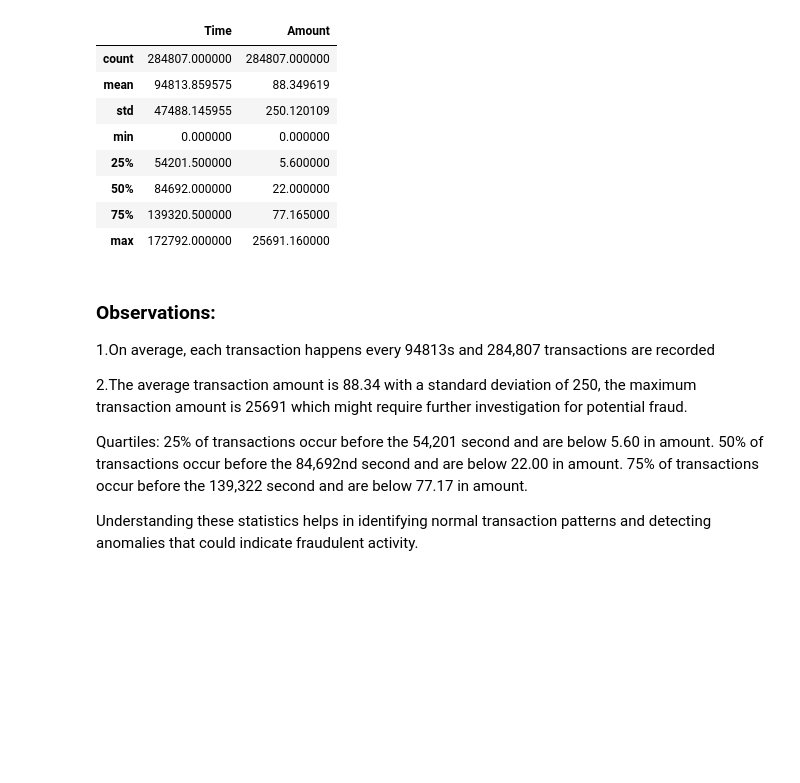
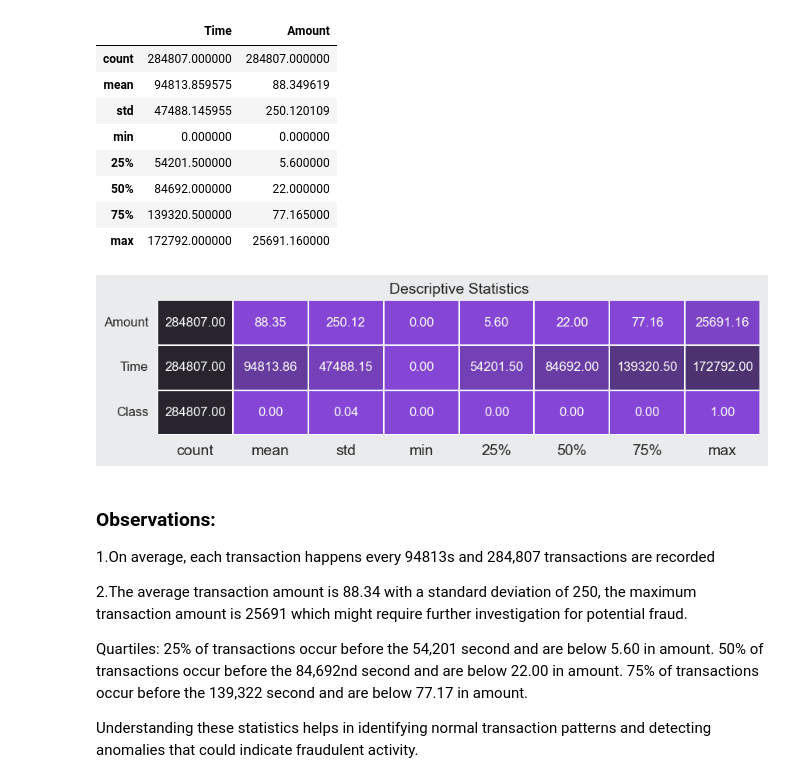
Before and after one commit to WildCodeWolf/Your-Data-Is-Mine, a Jupyter notebook: CreditCardEDA.ipynb, the cells around one changed output. Saved outputs shown, nothing was run; the diff lists cells and outputs as text; code cells hidden in the pictures; blank space fills up the shorter version.

```diff
--- a/CreditCardEDA.ipynb
+++ b/CreditCardEDA.ipynb
@@ -127,6 +123,32 @@ df[['Time','Amount']].describe()
 | 50% | 84692.000000 | 22.000000 |
 | 75% | 139320.500000 | 77.165000 |
 | max | 172792.000000 | 25691.160000 |
+# %%
+
+cols =df[["Amount","Time","Class"]]
+cmap1 = p.Colors.purples_cr
+def desc_stats(dataframe):
+    desc = dataframe.describe().T
+    f,ax = plt.subplots(figsize=(10,
+                                 desc.shape[0] * 0.75))
+    sns.heatmap(desc,
+                annot = True,
+                cmap = cmap1,
+                fmt= '.2f',
+                ax = ax,
+                linecolor = 'white',
+                linewidths = 1.3,
+                cbar = False,
+                annot_kws = {"size": 12})
+    plt.xticks(size = 14)
+    plt.yticks(size = 12,
+               rotation = 0)
+    plt.title("Descriptive Statistics", size = 14)
+    plt.show()
+
+desc_stats(cols)
+# %% [output]
+[figure, added]
 # %% [markdown]
 ### Observations:
 
```
Also changed, not shown: parts of 3 cells of this notebook.
